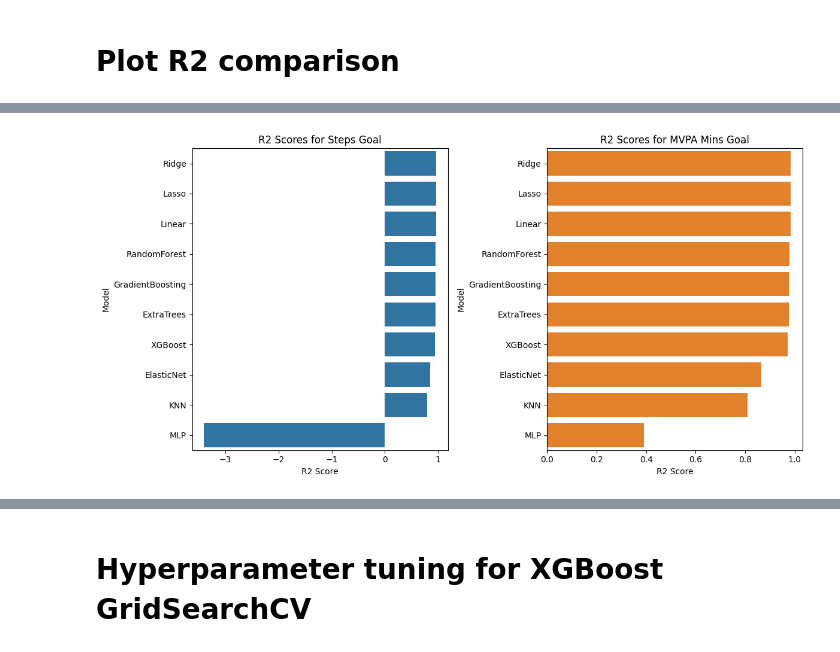
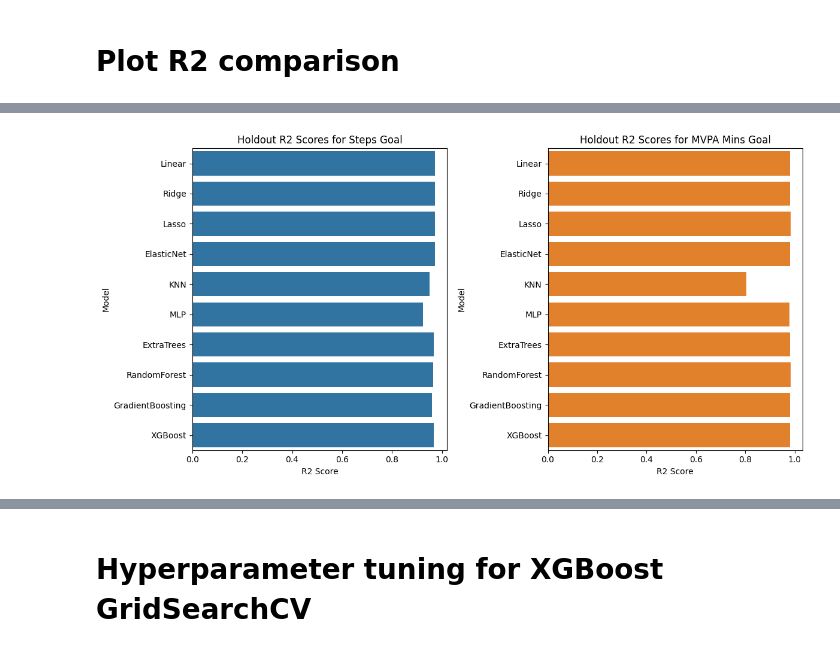
Before and after one commit to aliowx/activity-goal-prediction, a Jupyter notebook: notebook/final_model_notebook.ipynb, the cells around one changed output, grey strips where cells are left out. Drawn from its saved outputs; the diff is of its cells as text; code cells hidden in the pictures.

Commit message:
feat:🚑 update the model

```diff
--- a/notebook/final_model_notebook.ipynb
+++ b/notebook/final_model_notebook.ipynb
@@ -271,0 +253,9 @@ logger.info("Preprocessing completed for XGBoost")
+# %%
+X_train_steps = preprocessor_steps.fit_transform(X_train, y_train['steps_goal'])
+X_val_steps = preprocessor_steps.transform(X_val)
+X_holdout_steps = preprocessor_steps.transform(X_holdout)
+#_____________________________________________________________________________
+X_train_mvpa = preprocessor_mvpa.fit_transform(X_train, y_train['mvpa_mins_goal'])
+X_val_mvpa = preprocessor_mvpa.transform(X_val)
+X_holdout_mvpa = preprocessor_mvpa.transform(X_holdout)
+logger.info("Preprocessing completed with RFECV features")
@@ -297,5 +286,5 @@ models = {
     'ExtraTrees': ExtraTreesRegressor(random_state=SEED),
     'RandomForest': RandomForestRegressor(random_state=SEED),
     'GradientBoosting': GradientBoostingRegressor(random_state=SEED),
-    'XGBoost': XGBRegressor(random_state=SEED),
+    'XGBoost': XGBRegressor(random_state=SEED, tree_method='hist')
 }
@@ -376,2 +400,20 @@ MLP                        0.391692          463.114118           602.755797
 # %% [markdown]
 # Plot R2 comparison
+# %%
+results_holdout = {}
+for target, X_proc in [('steps_goal', X_holdout_steps), ('mvpa_mins_goal', X_holdout_mvpa)]:
+    for name, model in best_models[target].items():
+        y_holdout_pred = model.predict(X_holdout)
+        results_holdout[f"{name}_{target}"] = {
+            'Holdout_R2': r2_score(y_holdout[target], y_holdout_pred),
+            'Holdout_MAE': mean_absolute_error(y_holdout[target], y_holdout_pred),
+            'Holdout_RMSE': np.sqrt(mean_squared_error(y_holdout[target], y_holdout_pred))
+        }
+# %%
+df_cv_results = pd.DataFrame(results_cv).T
+df_cv_results.to_csv('../data/cv_results.csv')
+logger.info("Cross-validation results saved as '../data/cv_results.csv'")
+
+df_holdout_results = pd.DataFrame(results_holdout).T
+df_holdout_results.to_csv('../data/holdout_results.csv')
+logger.info("Holdout results saved as '../data/holdout_results.csv'")
@@ -378,20 +423,22 @@ MLP                        0.391692          463.114118           602.755797
 # %%
 plt.figure(figsize=(12, 6))
 plt.subplot(1, 2, 1)
-sns.barplot(x=df_cv_results['steps_goal_R2'], y=df_cv_results.index, color='#1f77b4')
-plt.title('R2 Scores for Steps Goal')
+sns.barplot(x=df_holdout_results.loc[[f"{name}_steps_goal" for name in models.keys()], 'Holdout_R2'],
+            y=list(models.keys()), color='#1f77b4')
+plt.title('Holdout R2 Scores for Steps Goal')
 plt.xlabel('R2 Score')
 plt.ylabel('Model')
 
 plt.subplot(1, 2, 2)
-sns.barplot(x=df_cv_results['mvpa_mins_goal_R2'], y=df_cv_results.index, color='#ff7f0e')
-plt.title('R2 Scores for MVPA Mins Goal')
+sns.barplot(x=df_holdout_results.loc[[f"{name}_mvpa_mins_goal" for name in models.keys()], 'Holdout_R2'],
+            y=list(models.keys()), color='#ff7f0e')
+plt.title('Holdout R2 Scores for MVPA Mins Goal')
 plt.xlabel('R2 Score')
 plt.ylabel('Model')
 
 plt.tight_layout()
-plt.savefig('../photo/r2_comparison.png')
+plt.savefig('../photo/holdout_r2_comparison.png')
 plt.show()
-logger.info("R2 comparison plots saved as '../photo/r2_comparison.png'")
+logger.info("Holdout R2 comparison plots saved as '../photo/holdout_r2_comparison.png'")
 # %% [output]
-[figure, old version]
+[figure, new version]
```
Also changed, not shown: parts of 34 cells of this notebook.
